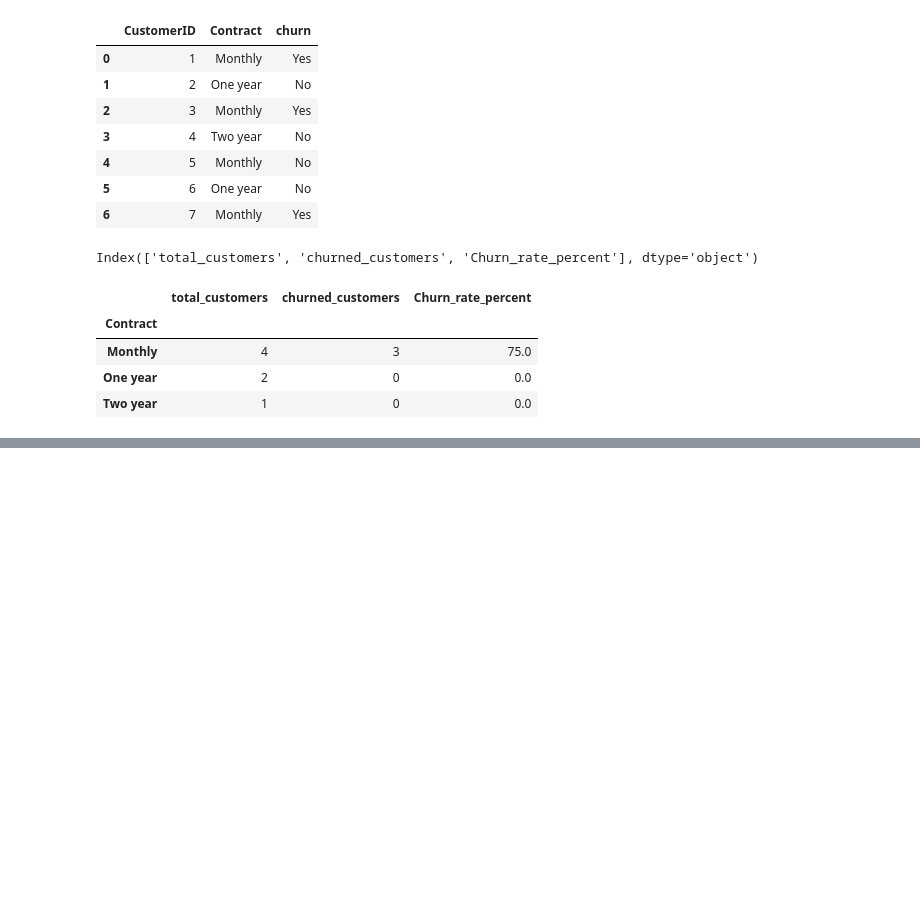
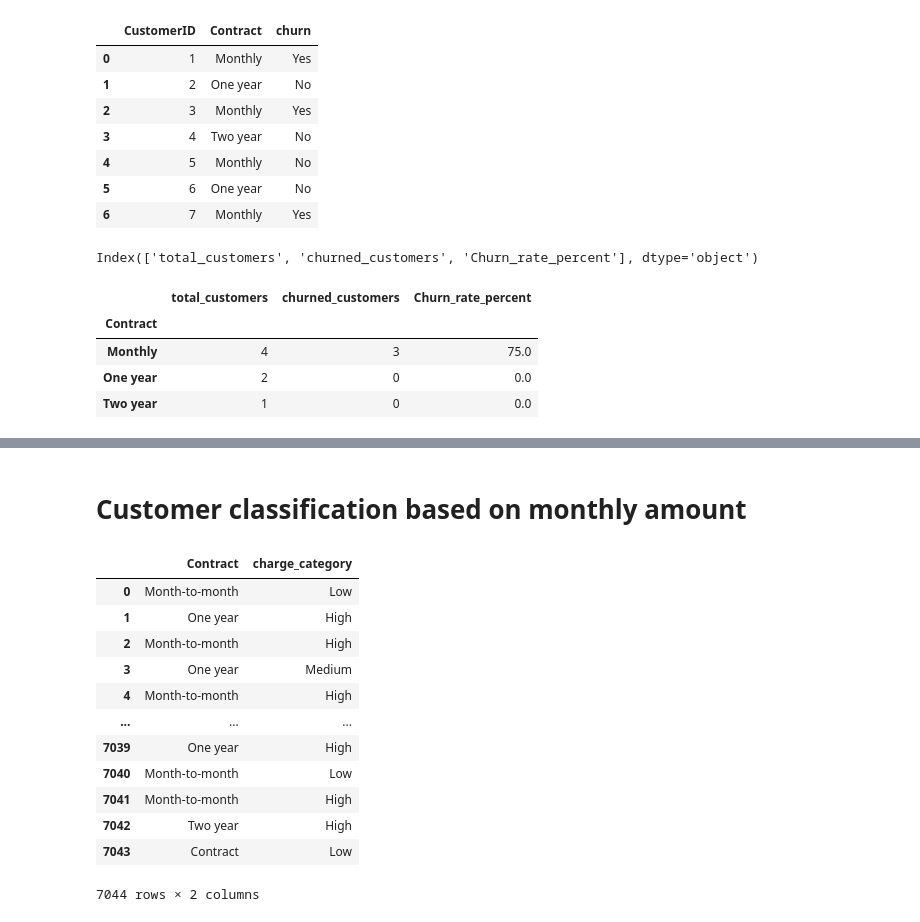
Before and after one commit to HamedRabbani/Telco_Customer_Churn, a Jupyter notebook: SQL/SQL.ipynb, the cells around one changed output, grey strips where cells are left out. Saved outputs shown, nothing was run; the diff lists cells and outputs as text; code cells hidden in the pictures; blank space fills up the shorter version.

```diff
--- a/SQL/SQL.ipynb
+++ b/SQL/SQL.ipynb
@@ -136,0 +204,29 @@ AttributeError: 'Engine' object has no attribute 'table_names'
+# %% [markdown]
+# Customer classification based on monthly amount
+# %%
+test_2 ="""
+SELECT Contract,
+       CASE
+         WHEN TRY_CAST(MonthlyCharges AS FLOAT) > 50 THEN 'High'
+         WHEN TRY_CAST(MonthlyCharges AS FLOAT) BETWEEN 40 AND 50 THEN 'Medium'
+         ELSE 'Low'
+       END AS charge_category
+FROM dbo.[WA_Fn-UseC_-Telco-Customer-Churn];
+"""
+df_2= pd.read_sql_query(test_2, engine)
+# %%
+df_2
+# %% [output]
+|  | Contract | charge_category |
+| 0 | Month-to-month | Low |
+| 1 | One year | High |
+| 2 | Month-to-month | High |
+| 3 | One year | Medium |
+| 4 | Month-to-month | High |
+| ... | ... | ... |
+| 7039 | One year | High |
+| 7040 | Month-to-month | Low |
+| 7041 | Month-to-month | High |
+| 7042 | Two year | High |
+| 7043 | Contract | Low |
+7044 rows × 2 columns
```
Also changed, not shown: parts of 31 cells of this notebook.
